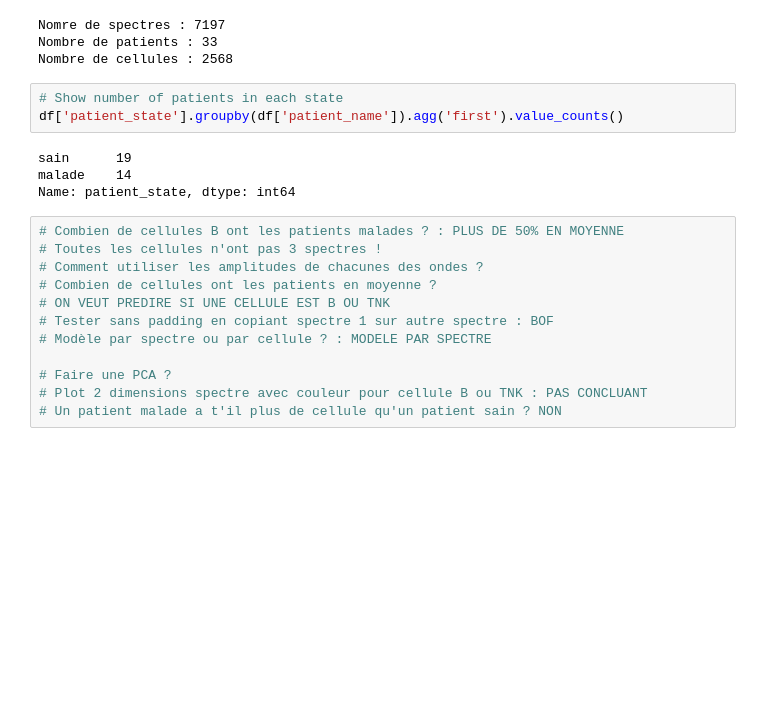
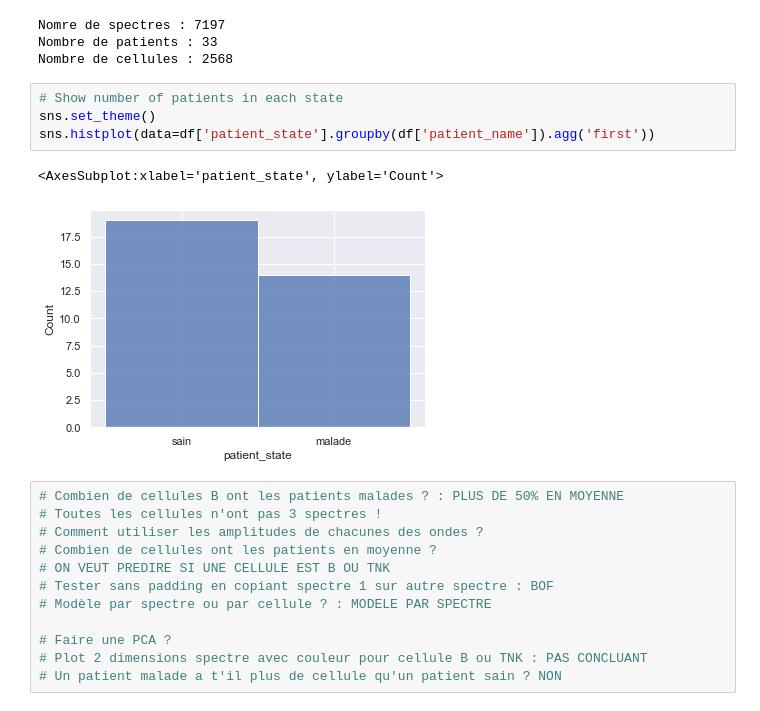
Before and after one commit to AntoninDuval/Predict-leukemia, a Jupyter notebook: Exploration.ipynb, the cells around one changed output. Drawn from its saved outputs; the diff is of its cells as text; blank space fills up the shorter version.

```diff
--- a/Exploration.ipynb
+++ b/Exploration.ipynb
@@ -31,11 +32,11 @@ Nombre de patients : 33
 Nombre de cellules : 2568
 # %%
 # Show number of patients in each state
-df['patient_state'].groupby(df['patient_name']).agg('first').value_counts()
+sns.set_theme()
+sns.histplot(data=df['patient_state'].groupby(df['patient_name']).agg('first'))
 # %% [output]
-sain      19
-malade    14
-Name: patient_state, dtype: int64
+<AxesSubplot:xlabel='patient_state', ylabel='Count'>
+[figure, added]
 # %%
 # Combien de cellules B ont les patients malades ? : PLUS DE 50% EN MOYENNE
 # Toutes les cellules n'ont pas 3 spectres !
```
Also changed, not shown: parts of 8 cells of this notebook, 2 other files.
